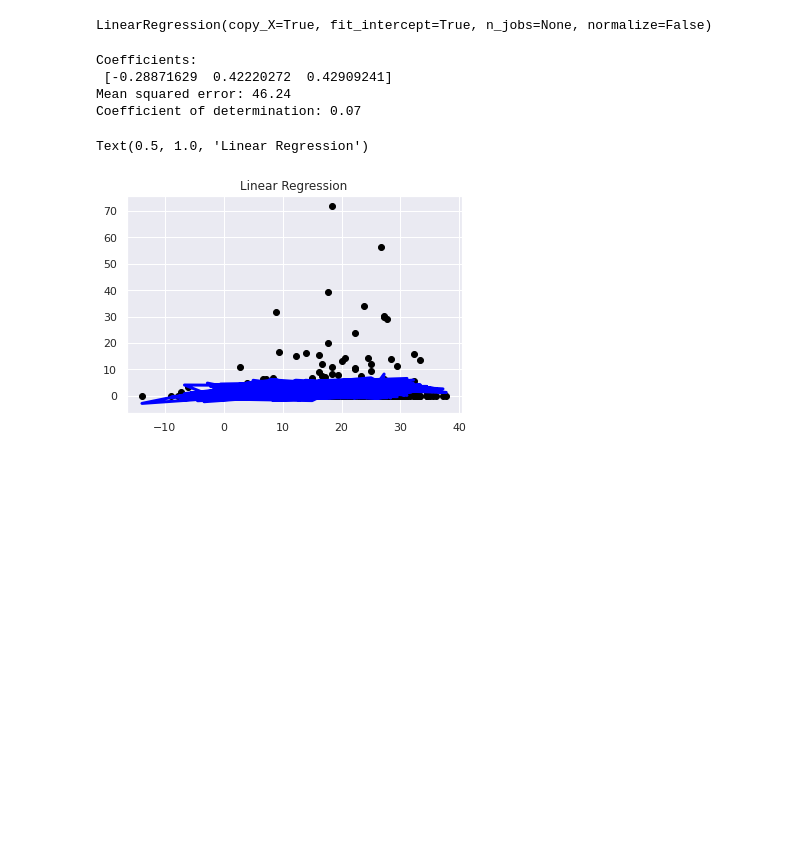
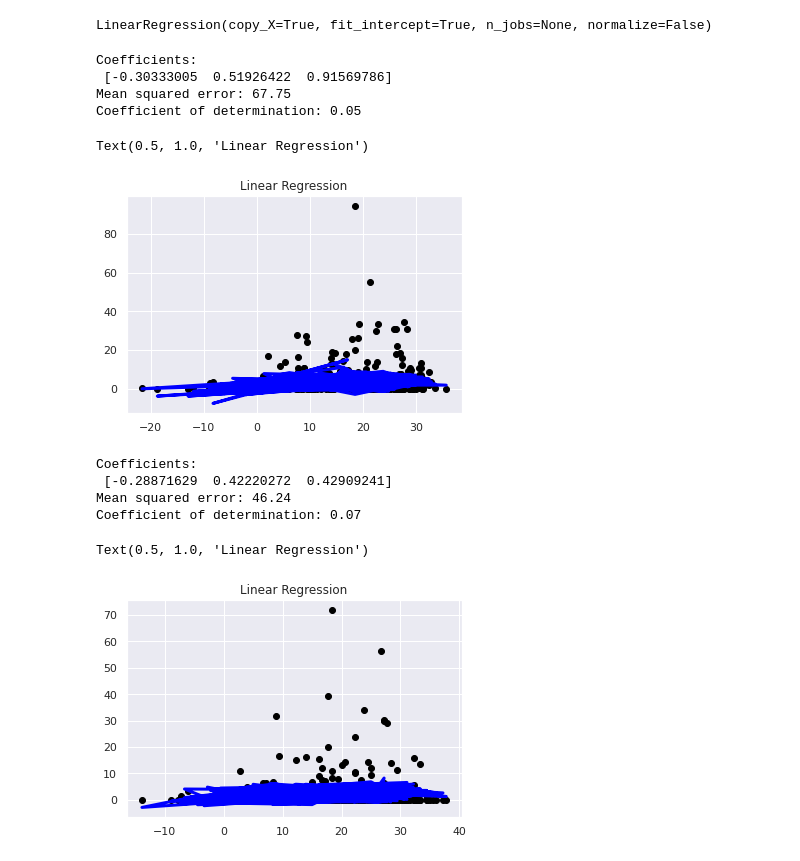
Before and after one commit to dfu2020/ATMS-597-SP-2020-Project-4, a Jupyter notebook: Project4_Joyce.ipynb, the cells around one changed output. Cells and saved outputs as stored; diff of their text form; code cells hidden in the pictures; blank space fills up the shorter version.

```diff
--- a/Project4_Joyce.ipynb
+++ b/Project4_Joyce.ipynb
@@ -131,6 +129,23 @@ lin_model = LinearRegression()
 lin_model.fit(x_train, y_train)
 # %% [output]
 LinearRegression(copy_X=True, fit_intercept=True, n_jobs=None, normalize=False)
+# %%
+# Print parameters and plot
+print('Coefficients: \n', lin_model.coef_)
+print('Mean squared error: %.2f' % mean_squared_error(y_test, lin_model.predict(x_test)))
+print('Coefficient of determination: %.2f' % r2_score(y_test, lin_model.predict(x_test)))
+
+plt.scatter(x_test['TMAX'], y_test, color='black')
+plt.plot(x_test['TMAX'], lin_model.predict(x_test), color='blue', linewidth=3)
+
+plt.title('Linear Regression')
+# %% [output]
+Coefficients:
+ [-0.30333005  0.51926422  0.91569786]
+Mean squared error: 67.75
+Coefficient of determination: 0.05
+Text(0.5, 1.0, 'Linear Regression')
+[figure, added]
 # %%
 # Print parameters and plot
 print('Coefficients: \n', lin_model.coef_)
```
Also changed, not shown: parts of 4 cells of this notebook.
